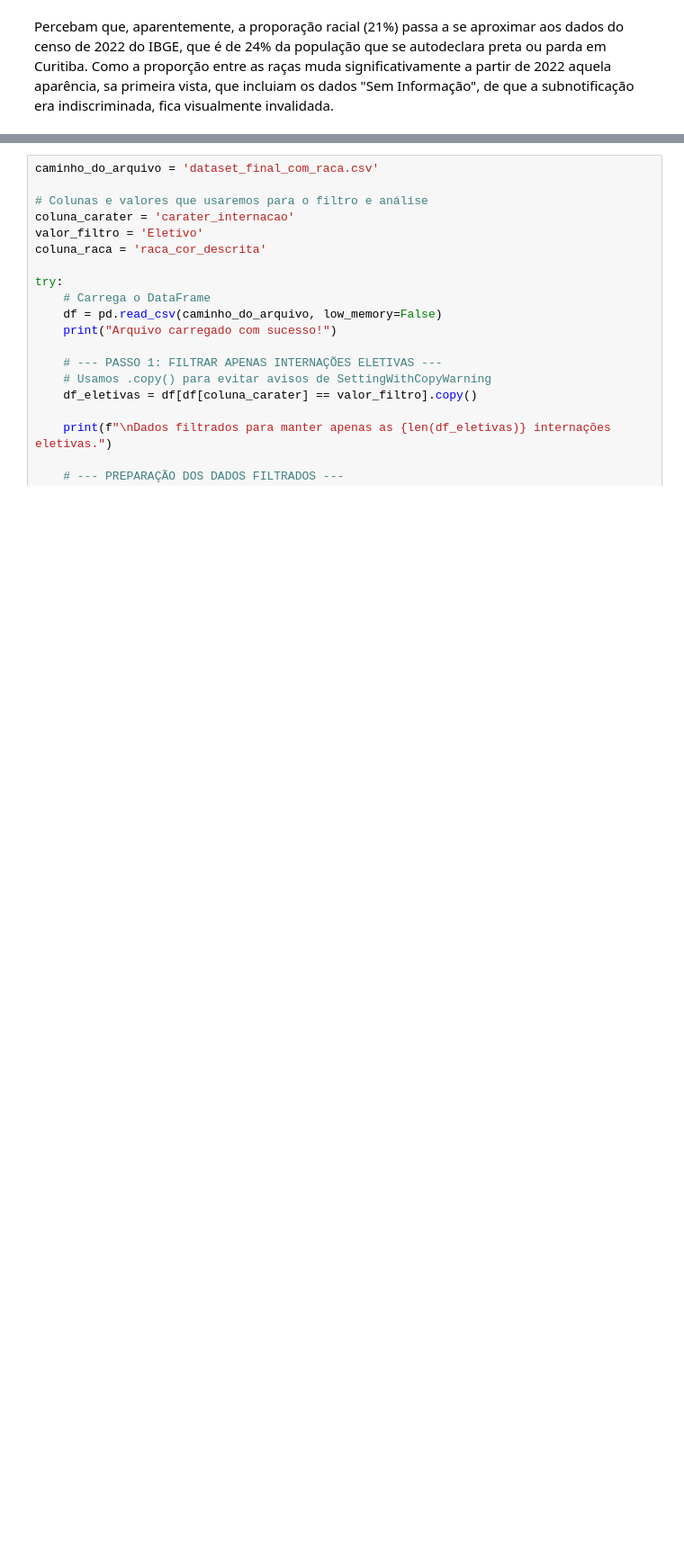
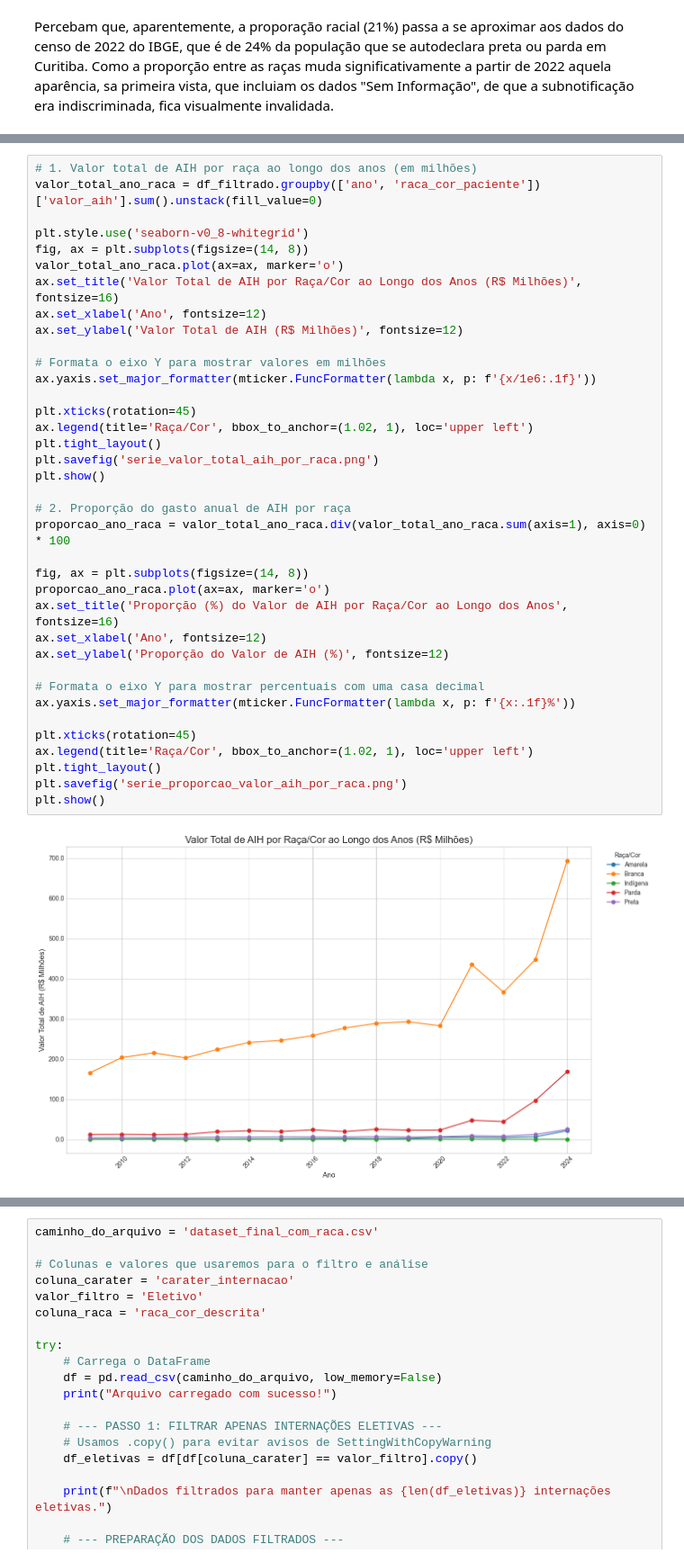
Before and after one commit to Lucasmsorretino/visuDados-storyTelling, a Jupyter notebook: trablho.ipynb, the cells around one changed output, grey strips where cells are left out. Shown at 90% size. Saved outputs shown, nothing was run; the diff lists cells and outputs as text; blank space fills up the shorter version.

```diff
--- a/trablho.ipynb
+++ b/trablho.ipynb
@@ -272,0 +373,39 @@ Percebam que, aparentemente, a proporação racial (21%) passa a se aproximar ao
+# %%
+# 1. Valor total de AIH por raça ao longo dos anos (em milhões)
+valor_total_ano_raca = df_filtrado.groupby(['ano', 'raca_cor_paciente'])['valor_aih'].sum().unstack(fill_value=0)
+
+plt.style.use('seaborn-v0_8-whitegrid')
+fig, ax = plt.subplots(figsize=(14, 8))
+valor_total_ano_raca.plot(ax=ax, marker='o')
+ax.set_title('Valor Total de AIH por Raça/Cor ao Longo dos Anos (R$ Milhões)', fontsize=16)
+ax.set_xlabel('Ano', fontsize=12)
+ax.set_ylabel('Valor Total de AIH (R$ Milhões)', fontsize=12)
+
+# Formata o eixo Y para mostrar valores em milhões
+ax.yaxis.set_major_formatter(mticker.FuncFormatter(lambda x, p: f'{x/1e6:.1f}'))
+
+plt.xticks(rotation=45)
+ax.legend(title='Raça/Cor', bbox_to_anchor=(1.02, 1), loc='upper left')
+plt.tight_layout()
+plt.savefig('serie_valor_total_aih_por_raca.png')
+plt.show()
+
+# 2. Proporção do gasto anual de AIH por raça
+proporcao_ano_raca = valor_total_ano_raca.div(valor_total_ano_raca.sum(axis=1), axis=0) * 100
+
+fig, ax = plt.subplots(figsize=(14, 8))
+proporcao_ano_raca.plot(ax=ax, marker='o')
+ax.set_title('Proporção (%) do Valor de AIH por Raça/Cor ao Longo dos Anos', fontsize=16)
+ax.set_xlabel('Ano', fontsize=12)
+ax.set_ylabel('Proporção do Valor de AIH (%)', fontsize=12)
+
+# Formata o eixo Y para mostrar percentuais com uma casa decimal
+ax.yaxis.set_major_formatter(mticker.FuncFormatter(lambda x, p: f'{x:.1f}%'))
+
+plt.xticks(rotation=45)
+ax.legend(title='Raça/Cor', bbox_to_anchor=(1.02, 1), loc='upper left')
+plt.tight_layout()
+plt.savefig('serie_proporcao_valor_aih_por_raca.png')
+plt.show()
+# %% [output]
+[figure, added]
```
Also changed, not shown: parts of 13 cells of this notebook.
